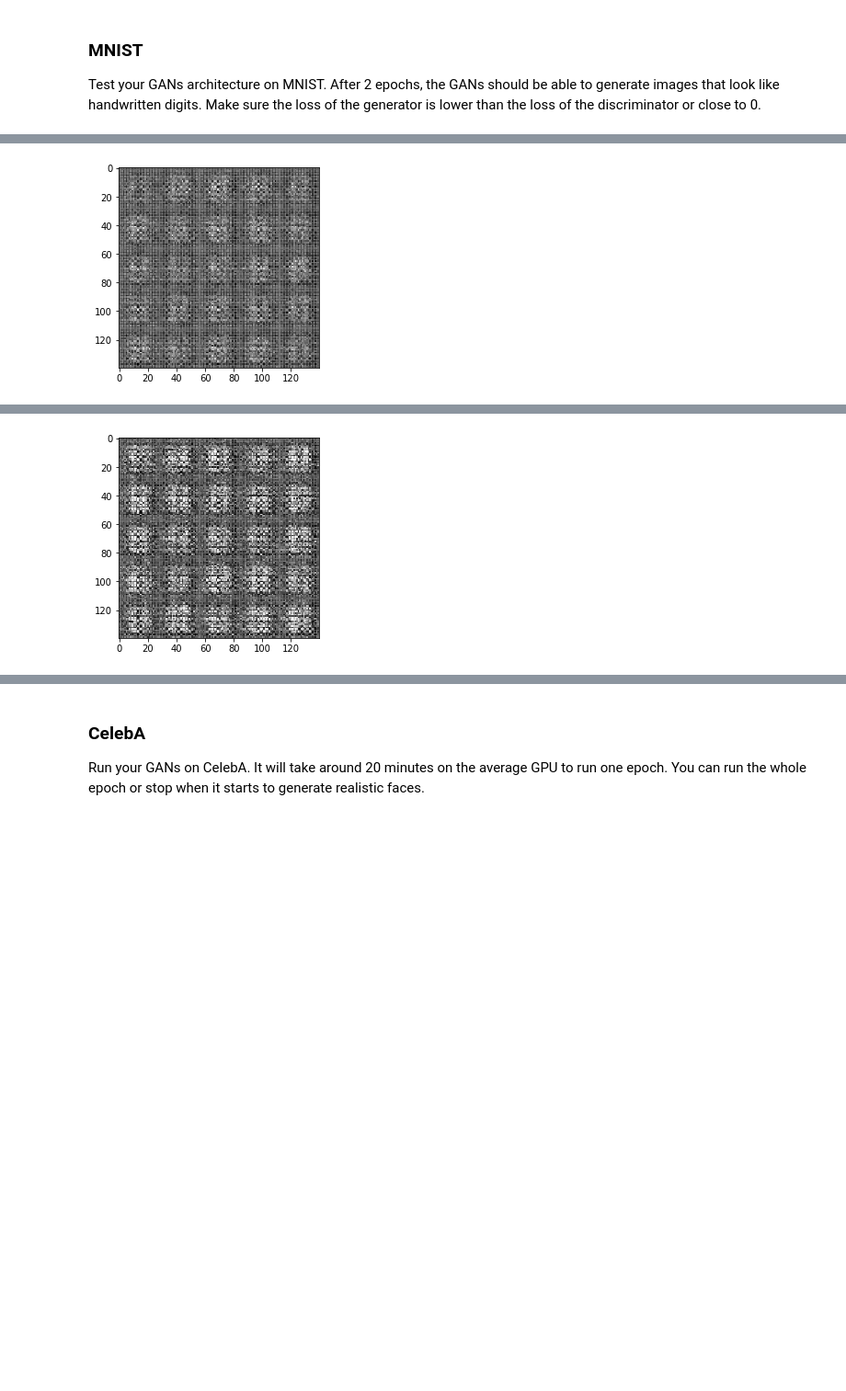
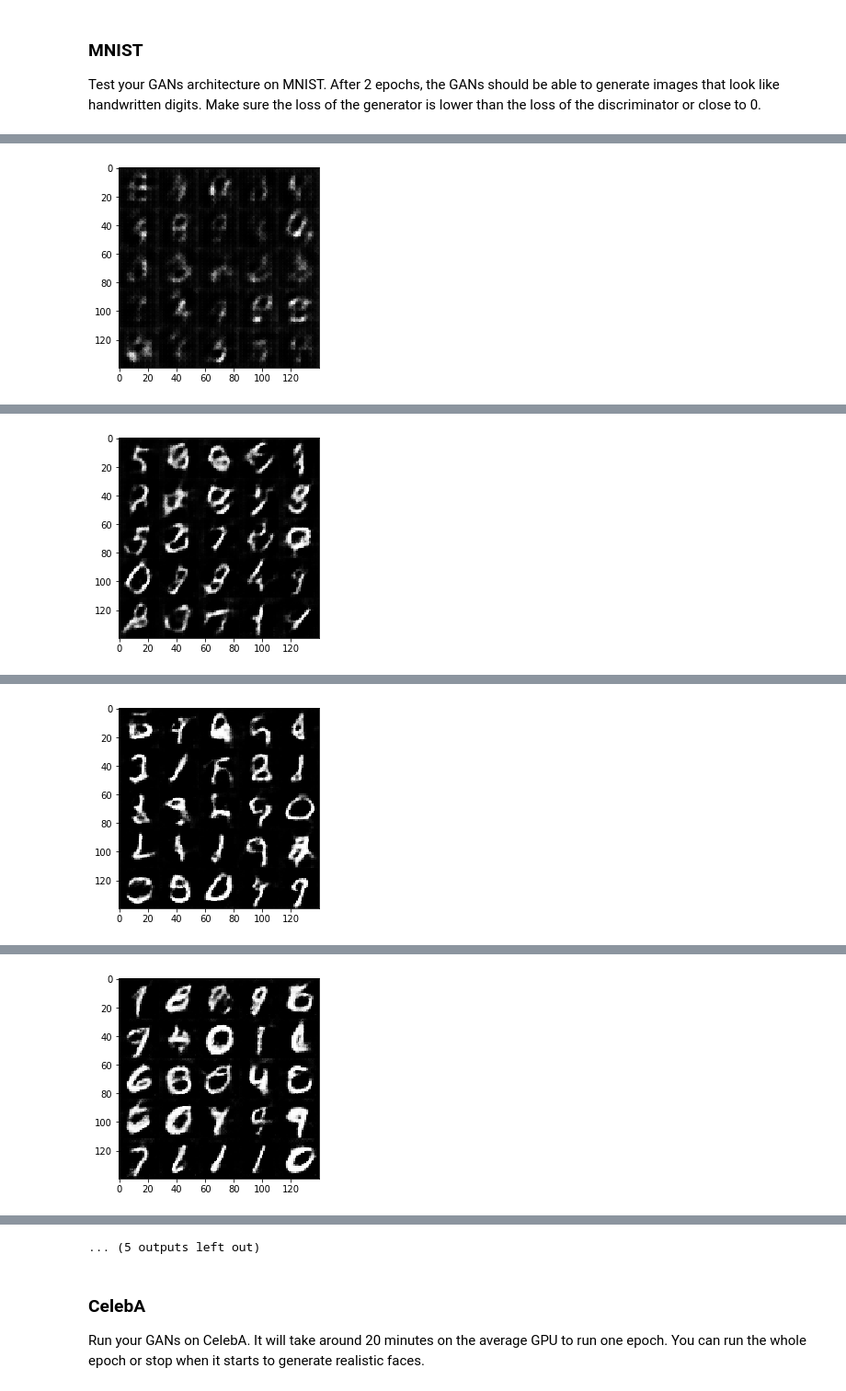
Before and after one commit to Piasy/Udacity-DLND, a Jupyter notebook: face-generation/dlnd_face_generation.ipynb, the cells around one changed output, grey strips where cells are left out. Shown at 92% size. Drawn from its saved outputs; the diff is of its cells as text; code cells hidden in the pictures; blank space fills up the shorter version.

```diff
--- a/face-generation/dlnd_face_generation.ipynb
+++ b/face-generation/dlnd_face_generation.ipynb
@@ -174,7 +172,7 @@ Tests Passed
 ### Generator
 Implement `generator` to generate an image using `z`. This function should be able to reuse the variabes in the neural network.  Use [`tf.variable_scope`](https://www.tensorflow.org/api_docs/python/tf/variable_scope) with a scope name of "generator" to allow the variables to be reused. The function should return the generated 28 x 28 x `out_channel_dim` images.
 # %%
-def generator(z, out_channel_dim, is_train=True, alpha=0.2):
+def generator(z, out_channel_dim, is_train=True, alpha=0.01):
     """
     Create the generator network
     :param z: Input z
@@ -184,25 +182,23 @@ def generator(z, out_channel_dim, is_train=True, alpha=0.2):
     """
     leaky_relu = lambda x: tf.maximum(alpha * x, x)
     with tf.variable_scope("generator", reuse=not is_train):
-        x1 = tf.layers.dense(z, 2*2*512, kernel_initializer=tf.random_normal_initializer(stddev=0.02))
-        x1 = tf.reshape(x1, (-1, 2, 2, 512))
+        x1 = tf.layers.dense(z, 7*7*512)
+        x1 = tf.reshape(x1, (-1, 7, 7, 512))
+        x1 = tf.layers.batch_normalization(x1, training=is_train)
         x1 = leaky_relu(x1)
-        # 2*2*512
+        # 7*7*512
 
-        x2 = tf.layers.conv2d_transpose(x1, 256, 5, 2, 'valid', \
-                                        kernel_initializer=tf.random_normal_initializer(stddev=0.02))
+        x2 = tf.layers.conv2d_transpose(x1, 256, 5, 1, 'SAME')
         x2 = tf.layers.batch_normalization(x2, training=is_train)
         x2 = leaky_relu(x2)
         # 7*7*256
 
-        x3 = tf.layers.conv2d_transpose(x2, 128, 5, 2, 'same', \
-                                        kernel_initializer=tf.random_normal_initializer(stddev=0.02))
+        x3 = tf.layers.conv2d_transpose(x2, 128, 5, 2, 'SAME')
         x3 = tf.layers.batch_normalization(x3, training=is_train)
         x3 = leaky_relu(x3)
         # 14*14*128
 
-        logits = tf.layers.conv2d_transpose(x3, out_channel_dim, 5, 2, 'same', \
-                                        kernel_initializer=tf.random_normal_initializer(stddev=0.02))
+        logits = tf.layers.conv2d_transpose(x3, out_channel_dim, 5, 2, 'SAME')
         out = tf.tanh(logits)
         # 28*28*out_channel_dim
         return out
@@ -263,17 +259,18 @@ def model_opt(d_loss, g_loss, learning_rate, beta1):
     :param beta1: The exponential decay rate for the 1st moment in the optimizer
     :return: A tuple of (discriminator training operation, generator training operation)
     """
-    # Get weights and bias to update
-    t_vars = tf.trainable_variables()
-    d_vars = [var for var in t_vars if var.name.startswith('discriminator')]
-    g_vars = [var for var in t_vars if var.name.startswith('generator')]
+    update_ops = tf.get_collection(tf.GraphKeys.UPDATE_OPS)
 
-    # Optimize
-    with tf.control_dependencies(tf.get_collection(tf.GraphKeys.UPDATE_OPS)):
+    with tf.control_dependencies(update_ops):
+        t_vars = tf.trainable_variables()
+
+        d_vars = [var for var in t_vars if var.name.startswith('discriminator')]
+        g_vars = [var for var in t_vars if var.name.startswith('generator')]
+
         d_train_opt = tf.train.AdamOptimizer(learning_rate, beta1=beta1).minimize(d_loss, var_list=d_vars)
         g_train_opt = tf.train.AdamOptimizer(learning_rate, beta1=beta1).minimize(g_loss, var_list=g_vars)
 
-    return d_train_opt, g_train_opt
+        return d_train_opt, g_train_opt
 
 
 """
@@ -351,11 +348,8 @@ def train(epoch_count, batch_size, z_dim, learning_rate, beta1, get_batches, dat
                 # Run optimizers
                 _ = sess.run(d_opt, feed_dict={input_real: batch_images, input_z: batch_z, lr: learning_rate})
                 _ = sess.run(g_opt, feed_dict={input_real: batch_images, input_z: batch_z, lr: learning_rate})
-                _ = sess.run(g_opt, feed_dict={input_real: batch_images, input_z: batch_z, lr: learning_rate})
-                _ = sess.run(g_opt, feed_dict={input_real: batch_images, input_z: batch_z, lr: learning_rate})
 
                 if steps % 10 == 0:
-                    # At the end of each epoch, get the losses and print them out
                     train_loss_d = d_loss.eval({input_real: batch_images, input_z: batch_z})
                     train_loss_g = g_loss.eval({input_z: batch_z})
 
@@ -370,9 +364,9 @@ def train(epoch_count, batch_size, z_dim, learning_rate, beta1, get_batches, dat
 ### MNIST
 Test your GANs architecture on MNIST.  After 2 epochs, the GANs should be able to generate images that look like handwritten digits.  Make sure the loss of the generator is lower than the loss of the discriminator or close to 0.
 # %%
-batch_size = 32
-z_dim = 100
-learning_rate = 0.0002
+batch_size = 128
+z_dim = 128
+learning_rate = 0.001
 beta1 = 0.5
 
 
@@ -399 +393 @@ Epoch 1/2... Batch 100... Discriminator Loss: 1.7265... Generator Loss: 0.3133
-[figure, old version]
+[figure, new version]
@@ -410 +404 @@ Epoch 1/2... Batch 200... Discriminator Loss: 1.7265... Generator Loss: 0.3133
-[figure, old version]
+[figure, new version]
@@ -413,0 +415 @@ Epoch 1/2... Batch 230... Discriminator Loss: 1.7265... Generator Loss: 0.3133
+[figure, added]
@@ -413,0 +426 @@ Epoch 1/2... Batch 230... Discriminator Loss: 1.7265... Generator Loss: 0.3133
+[figure, added]
@@ -414,3 +455,4 @@ Epoch 1/2... Batch 230... Discriminator Loss: 1.7265... Generator Loss: 0.3133
+... (5 outputs left out)
 # %% [markdown]
 ### CelebA
 Run your GANs on CelebA.  It will take around 20 minutes on the average GPU to run one epoch.  You can run the whole epoch or stop when it starts to generate realistic faces.
```
Also changed, not shown: parts of 3 cells of this notebook, 1 other file.
